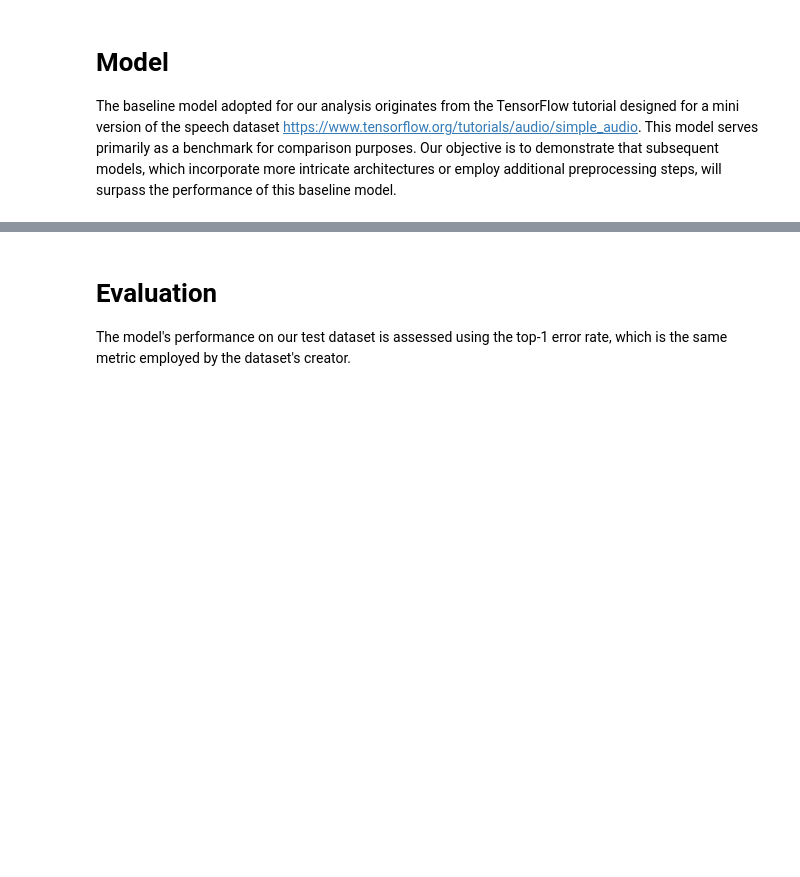
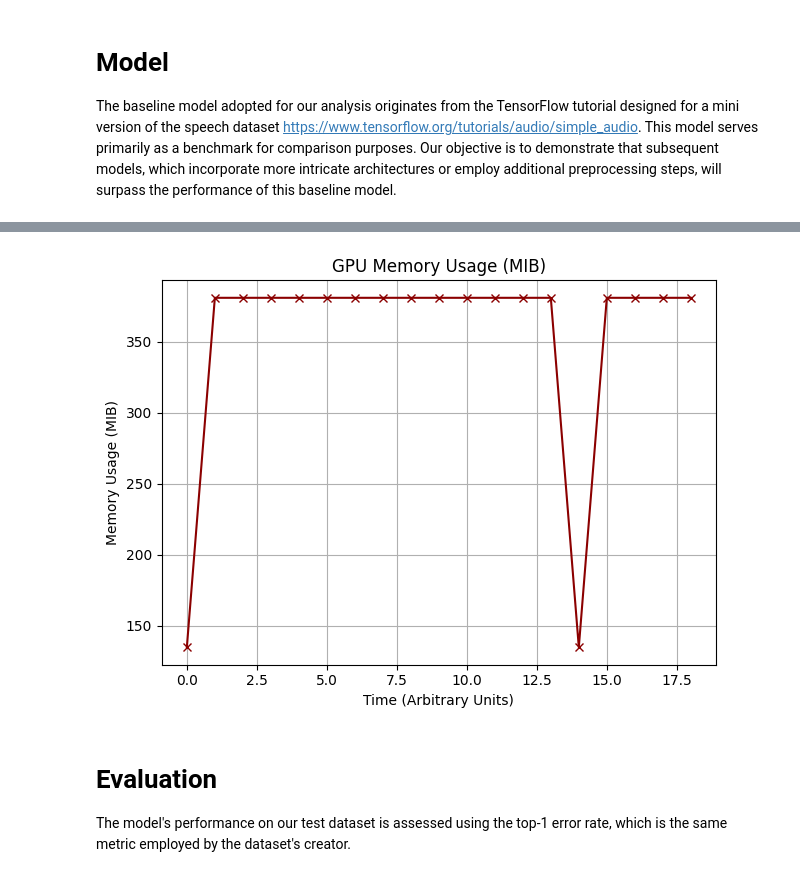
Before and after one commit to theMaren/HDA-KWS-Project, a Jupyter notebook: Baseline_model.ipynb, the cells around one changed output, grey strips where cells are left out. Cells and saved outputs as stored; diff of their text form; code cells hidden in the pictures; blank space fills up the shorter version.

```diff
--- a/Baseline_model.ipynb
+++ b/Baseline_model.ipynb
@@ -201,2 +215,6 @@ Trainable params: 1628059 (6.21 MB)
 Non-trainable params: 3 (16.00 Byte)
 _________________________________________________________________
+# %%
+stop_event = threading.Event()
+log_file_path = 'gpu_log_files/gpu_usage_baseline_model.txt'  # Specify your log file path
+interval = 30  # Log every 1 second
@@ -225,3 +257,7 @@ Epoch 6: early stopping
+# %%
+df_gpu_train = evaluation.get_gpu_usage(log_file_path)
+# %% [output]
+[figure, added]
 # %% [markdown]
 # Evaluation
 The model's performance on our test dataset is assessed using the top-1 error rate, which is the same metric employed by the dataset's creator.
```
Also changed, not shown: parts of 27 cells of this notebook, 2 other files.
